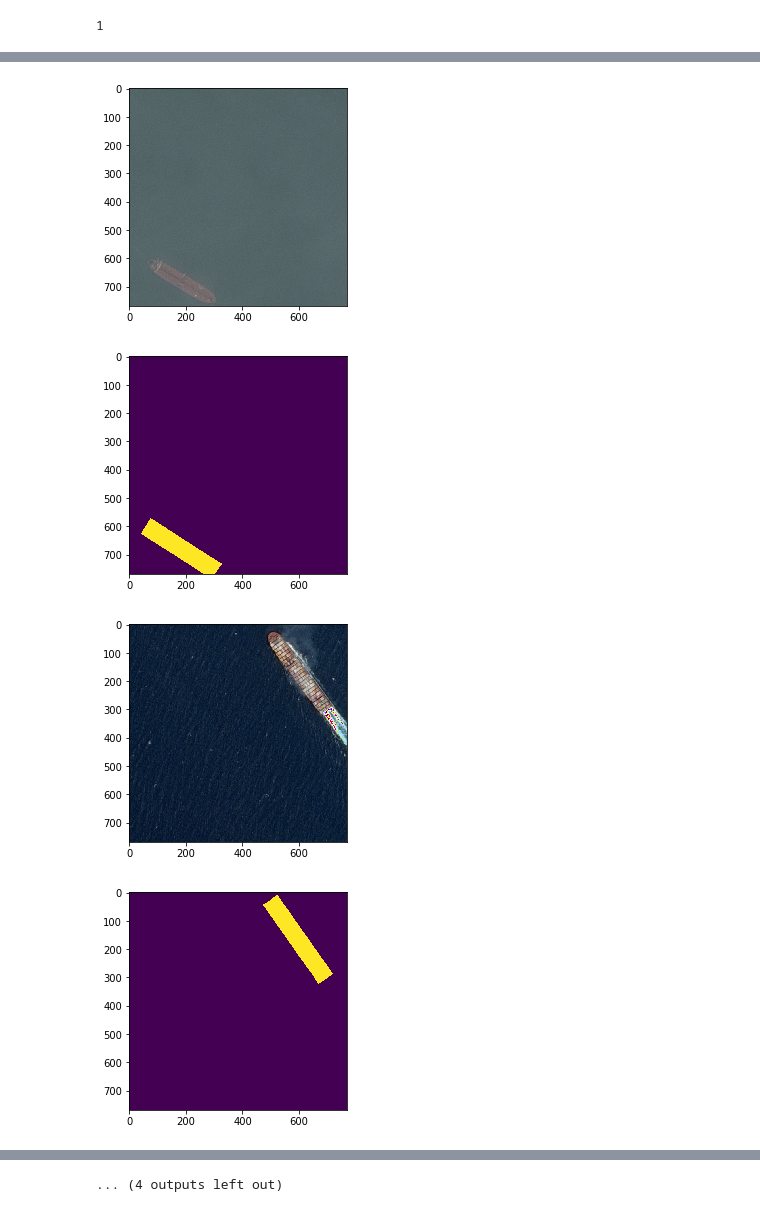
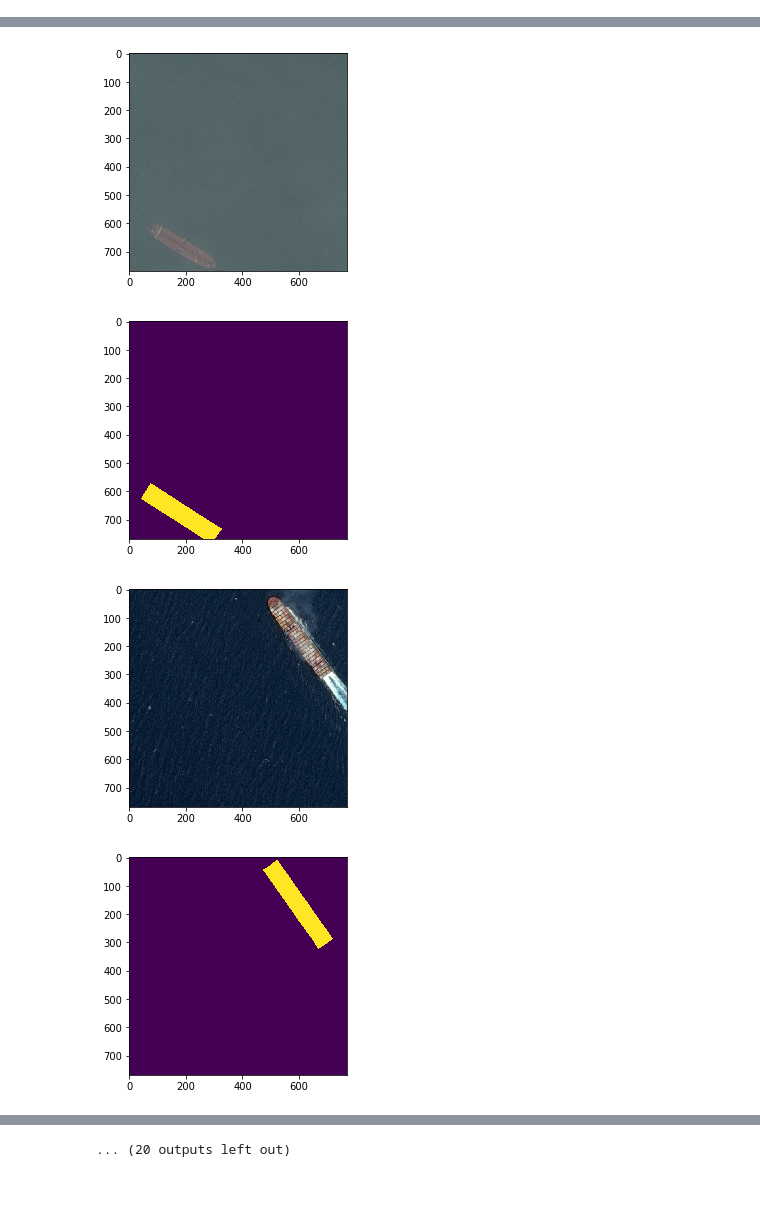
Before and after one commit to Deep-Learning-GAZ/Airbus-Ship-Detection-Challenge, a Jupyter notebook: single_image.ipynb, the cells around one changed output, grey strips where cells are left out. Saved outputs shown, nothing was run; the diff lists cells and outputs as text; code cells hidden in the pictures.

```diff
--- a/single_image.ipynb
+++ b/single_image.ipynb
@@ -24,23 +16,12 @@ image_converter = lambda x: x/255
 
 n_training_images = 16
 training, dev, _ = getABSDDataMask(n_training_images, image_converter=image_converter, remove_nan=True, reduced_size=100)
-# training.image_file_names = training.image_file_names[:n_training_images]
-# training.labels = training.labels[:n_training_images]
-# training.n_images = n_training_images
-print(len(training))
-callbacks = []
-model.compile(loss="binary_crossentropy", optimizer='adam', metrics=['accuracy'])
-
-# hst = model.fit_generator(training, callbacks=callbacks, epochs=3*60*2)
-model.save("tcm-4.hd5")
-# %% [output]
-1
 # %%
 i, m = training[0]
 import matplotlib .pyplot as plt
 import numpy as np
 for id in range(n_training_images):
-    plt.imshow((i[id, :, :, :] * 256).astype(np.uint8))
+    plt.imshow((i[id, :, :, :] * 255).astype(np.uint8))
     plt.show()
     plt.imshow(m[id, :].reshape((768, 768)))
     plt.show()
@@ -53,5 +34,5 @@ for id in range(n_training_images):
 [figure]
 [figure]
 [figure]
-[figure, old version]
+[figure, new version]
 [figure]
@@ -59,3 +40,3 @@ for id in range(n_training_images):
 [figure]
-... (4 outputs left out)
+... (20 outputs left out)
 # %%
```
Also changed, not shown: parts of 8 cells of this notebook, 3 other files.
